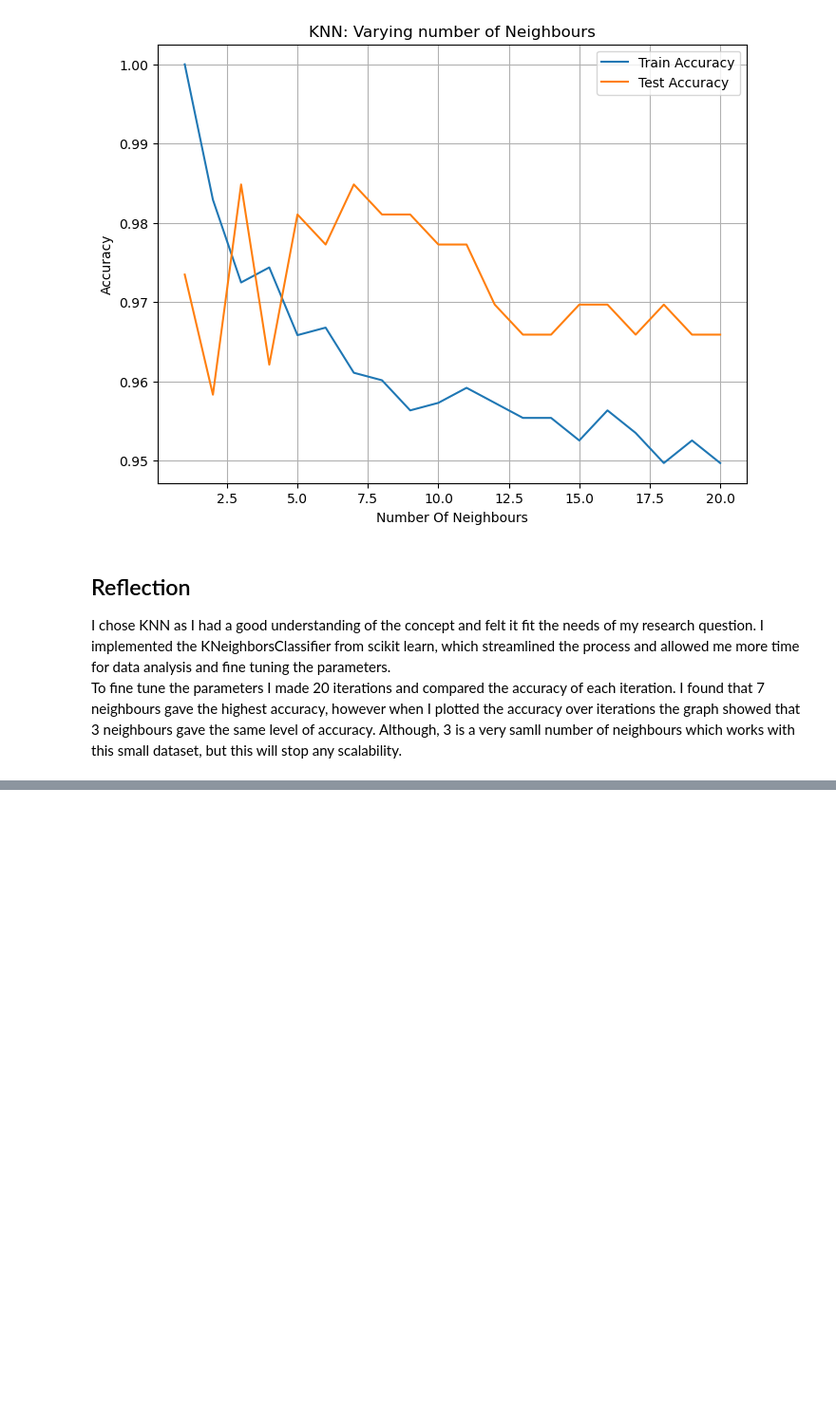
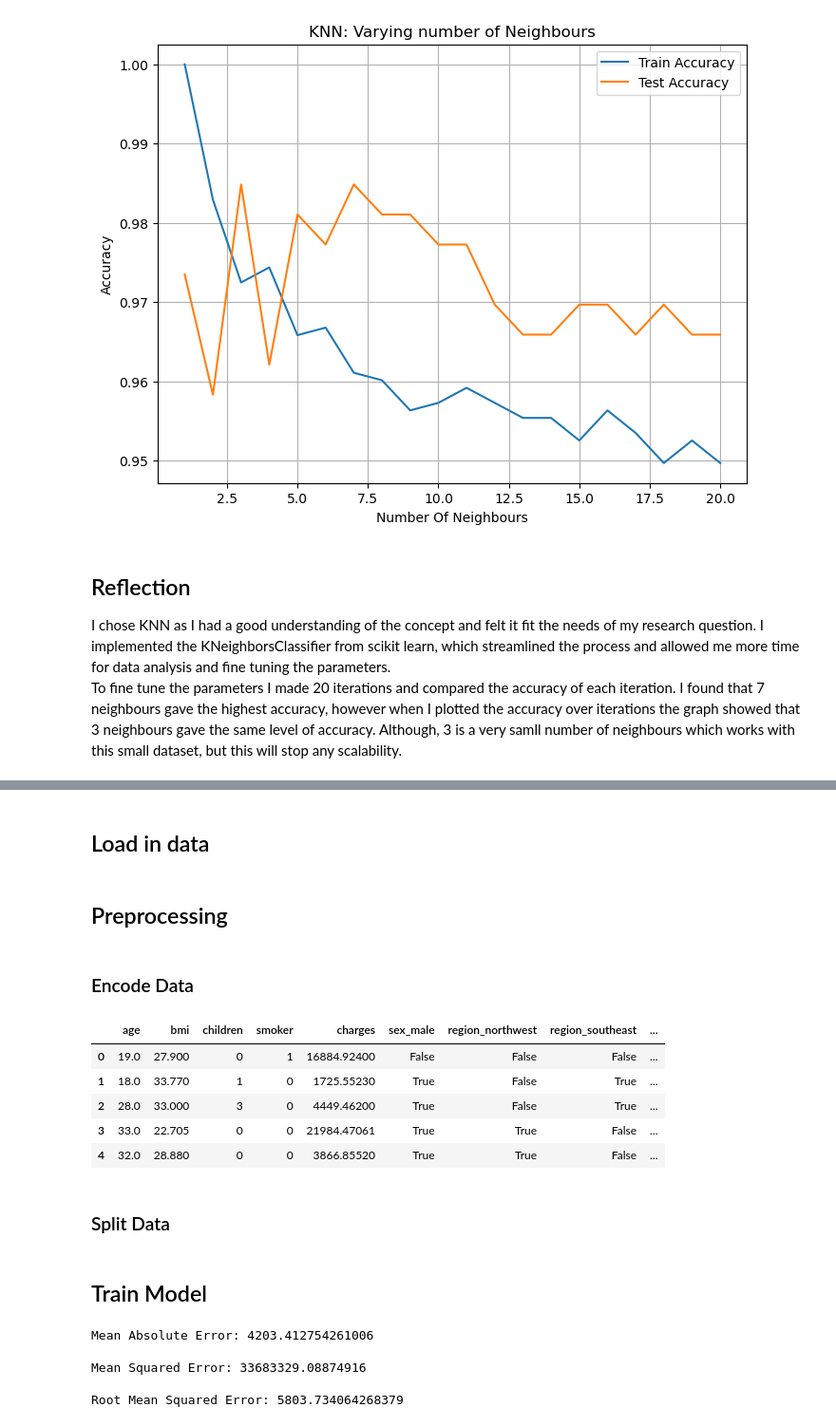
Before and after one commit to LiamUpstoneSmith/MLA_CW_Insurance, a Jupyter notebook: 21017958_insurance.ipynb, the cells around one changed output, grey strips where cells are left out. Shown at 95% size. Drawn from its saved outputs; the diff is of its cells as text; code cells hidden in the pictures; blank space fills up the shorter version.

Commit message:
Linear Regression started

```diff
--- a/21017958_insurance.ipynb
+++ b/21017958_insurance.ipynb
@@ -340,0 +272,28 @@ When looking at the f1-score when changing the max depth parameter, I found when
+# %% [markdown]
+## Load in data
+# %%
+# Load in Insurance data as panda Dataframe
+data = pd.read_csv("insurance-adapted.csv")
+# %% [markdown]
+## Preprocessing
+# %% [markdown]
+### Encode Data
+# %%
+# Impute missing values in the 'age' column with the median
+data['age'] = data['age'].fillna(data['age'].median())
+
+# Encode categorical variables
+encoded_data = pd.get_dummies(data, columns=['sex', 'region'], drop_first=True)  # One-hot encode with drop_first=True
+encoded_data['smoker'] = encoded_data['smoker'].map({'yes': 1, 'no': 0})  # Binary encoding for smoker
+
+# Display the processed data
+encoded_data.head()
+# %% [output]
+|  | age | bmi | children | smoker | charges | sex_male | region_northwest | region_southeast | ... |
+| 0 | 19.0 | 27.900 | 0 | 1 | 16884.92400 | False | False | False | ... |
+| 1 | 18.0 | 33.770 | 1 | 0 | 1725.55230 | True | False | True | ... |
+| 2 | 28.0 | 33.000 | 3 | 0 | 4449.46200 | True | False | True | ... |
+| 3 | 33.0 | 22.705 | 0 | 0 | 21984.47061 | True | True | False | ... |
+| 4 | 32.0 | 28.880 | 0 | 0 | 3866.85520 | True | True | False | ... |
+# %% [markdown]
+### Split Data
@@ -340,0 +307,25 @@ When looking at the f1-score when changing the max depth parameter, I found when
+# %% [markdown]
+## Train Model
+# %%
+# Train a Linear Regression model
+linear_model = LinearRegression()
+linear_model.fit(X_train, y_train)
+
+# Make predictions
+y_pred = linear_model.predict(X_test)
+
+# Evaluate the model
+mae = mean_absolute_error(y_test, y_pred)
+mse = mean_squared_error(y_test, y_pred)
+rmse = mse ** 0.5
+
+# Print out values
+print(f"Mean Absolute Error: {mae}")
+print(f"\nMean Squared Error: {mse}")
+print(f"\nRoot Mean Squared Error: {rmse}")
+# %% [output]
+Mean Absolute Error: 4203.412754261006
+
+Mean Squared Error: 33683329.08874916
+
+Root Mean Squared Error: 5803.734064268379
```
Also changed, not shown: parts of 10 cells of this notebook.
